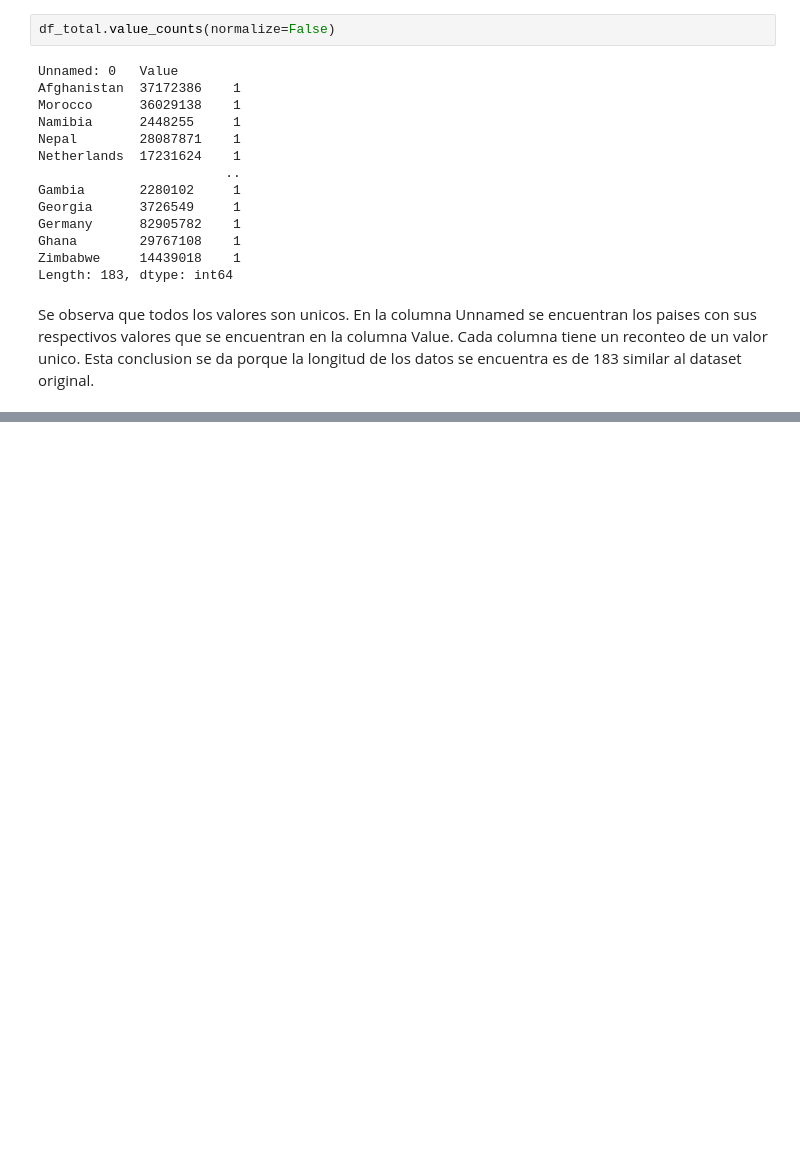
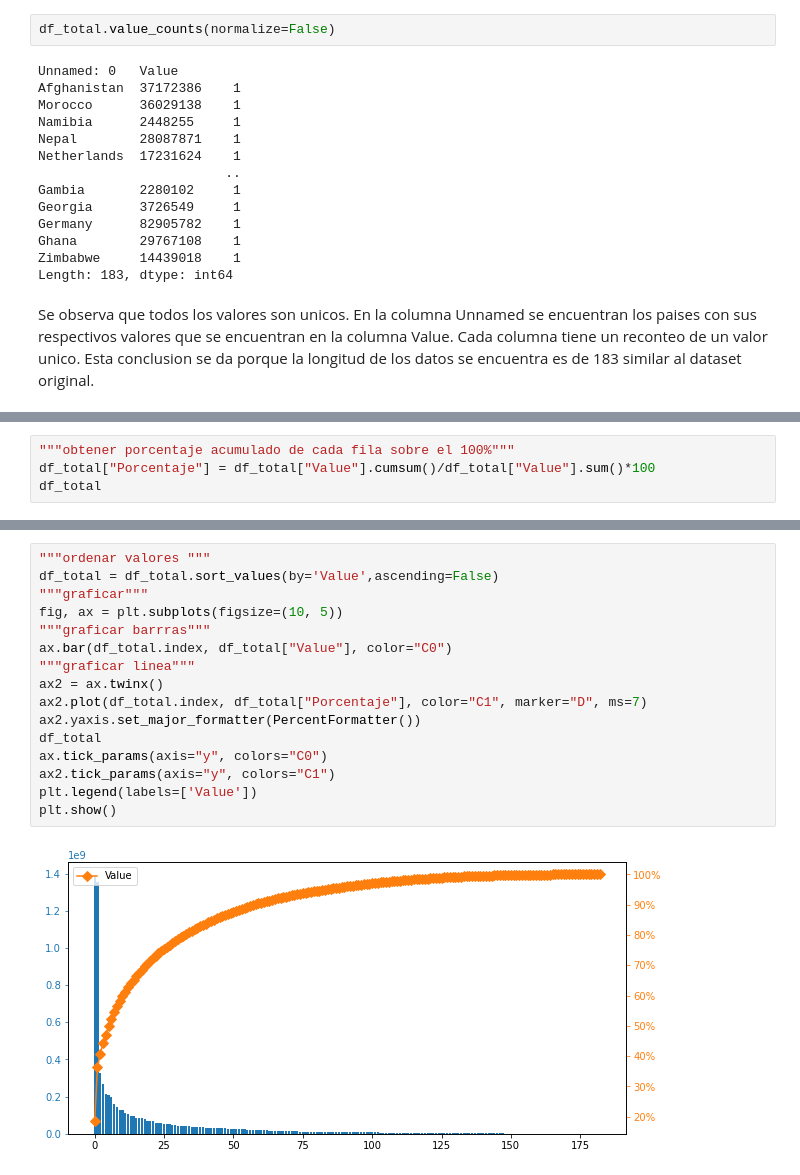
Before and after one commit to xagranda99/popquiz, a Jupyter notebook: [NRC_6292]_PopQuizUnidad2_Grupo1.ipynb, the cells around one changed output, grey strips where cells are left out. Cells and saved outputs as stored; diff of their text form; blank space fills up the shorter version.

Commit message:
V3 (Grafica)
V3

```diff
--- a/[NRC_6292]_PopQuizUnidad2_Grupo1.ipynb
+++ b/[NRC_6292]_PopQuizUnidad2_Grupo1.ipynb
@@ -164,0 +180,4 @@ df.value_counts(normalize=True)
+# %%
+"""obtener porcentaje acumulado de cada fila sobre el 100%"""
+df_total["Porcentaje"] = df_total["Value"].cumsum()/df_total["Value"].sum()*100
+df_total
@@ -164,0 +198,18 @@ df.value_counts(normalize=True)
+# %%
+"""ordenar valores """
+df_total = df_total.sort_values(by='Value',ascending=False)
+"""graficar"""
+fig, ax = plt.subplots(figsize=(10, 5))
+"""graficar barrras"""
+ax.bar(df_total.index, df_total["Value"], color="C0")
+"""graficar linea"""
+ax2 = ax.twinx()
+ax2.plot(df_total.index, df_total["Porcentaje"], color="C1", marker="D", ms=7)
+ax2.yaxis.set_major_formatter(PercentFormatter())
+df_total
+ax.tick_params(axis="y", colors="C0")
+ax2.tick_params(axis="y", colors="C1")
+plt.legend(labels=['Value'])
+plt.show()
+# %% [output]
+[figure, added]
```
Also changed, not shown: parts of 3 cells of this notebook.
